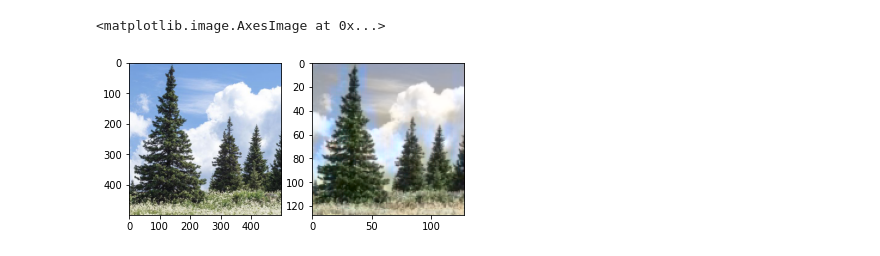
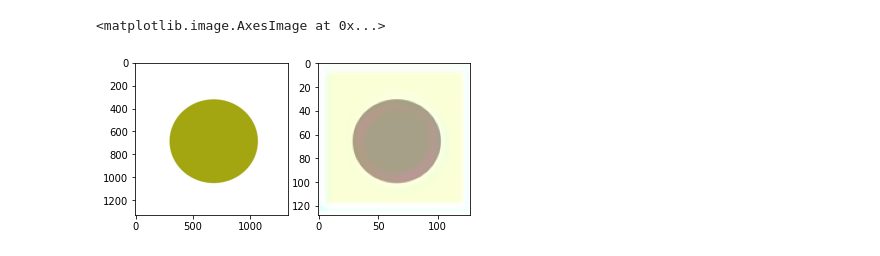
Before and after one commit to flowergum/Colorization, a Jupyter notebook: My_colorization.ipynb, the cells around one changed output. Saved outputs shown, nothing was run; the diff lists cells and outputs as text; code cells hidden in the pictures.

Commit message:
Внутри две сети. Моя и не моя. Обучены на очень маленьком датасете. Есть вывод компонент пространства Lab, сделанный для того, чтобы удостовериться в корректности использования этого пространства

```diff
--- a/My_colorization.ipynb
+++ b/My_colorization.ipynb
@@ -20,21 +34,21 @@ import matplotlib.pyplot as plt
 # %%
 def processed_image(img):
-  image = img.resize( (128, 128), Image.BILINEAR)
-  image = np.array(image, dtype=float)
-  size = image.shape
-  lab = rgb2lab(1.0/255*image)
-  X, Y = lab[:,:,0], lab[:,:,1:]
+  image = img.resize( (128, 128))               # нужный нам размер
+  image = np.array(image, dtype=float)          # в массив
+  size = image.shape                            # размер изображения
+  lab = rgb2lab(1.0/255*image)                  #  в лаб, предварительно переведя в диапазон от 0 до 1
+  X, Y = lab[:,:,0], lab[:,:,1:]                #в Х кладем яркостную компоненту, в Y -- две цветовые
 
-  Y /= 128    # нормируем выходные значение в диапазон от -1 до 1
+  Y /= 128                                      # нормируем выходные значение в диапазон от -1 до 1
   X = X.reshape(1, size[0], size[1], 1)
   Y = Y.reshape(1, size[0], size[1], 2)
   return X, Y, size
 # %%
 def pr_img():
-    x_train = np.zeros((10, 128, 128, 1))
+    x_train = np.zeros((10, 128, 128, 1))       # тут создаем пакеты
     y_train = np.zeros((10, 128, 128, 2))
     for i in range(10):
-        name = 'drive/MyDrive/Colorization/Step_1.Small_dataset/color/' + str(i+1) + '.jpg'
+        name = 'drive/MyDrive/Colorization/Step_2.Flowers/easy_geometry/' + str(i+1) + '.jpg'
         img = Image.open(name)
         x_train[i], y_train[i], size = processed_image(img)
     return x_train, y_train
@@ -47,17 +98,18 @@ print(X.shape, '     ', Y.shape)
 # %%
 x_train, y_train = pr_img()
 # %%
-model = Sequential()
-model.add(InputLayer(input_shape=(None, None, 1)))
-model.add(Conv2D(32, (3, 3), activation='relu', padding='same'))
-model.add(Conv2D(32, (3, 3), activation='relu', padding='same'))
-model.add(MaxPool2D(pool_size=(2, 2)))
-model.add(Conv2D(64, (3, 3), activation='relu', padding='same'))
+model = Sequential()                                                      # Последовательная
+model.add(InputLayer(input_shape=(None, None, 1)))                        # Входной слой, подаем на вход яркостную компоненту
+model.add(Conv2D(64, (3, 3), activation='relu', padding='same'))          # Свертка, 64 фильтра
 model.add(Conv2D(64, (3, 3), activation='relu', padding='same'))
 model.add(MaxPool2D(pool_size=(2, 2)))
 model.add(Conv2D(128, (3, 3), activation='relu', padding='same'))
+model.add(Conv2D(128, (3, 3), activation='relu', padding='same'))
+model.add(MaxPool2D(pool_size=(2, 2)))
+model.add(Conv2D(256, (3, 3), activation='relu', padding='same'))
 model.add(UpSampling2D((2, 2))) #Растягивает картинку
+model.add(Conv2D(128, (3, 3), activation='relu', padding='same'))
+model.add(UpSampling2D((2, 2)))
 model.add(Conv2D(64, (3, 3), activation='relu', padding='same'))
-model.add(UpSampling2D((2, 2)))
 model.add(Conv2D(32, (3, 3), activation='relu', padding='same'))
 model.add(Conv2D(2, (3, 3), activation='tanh', padding='same'))
@@ -64,6 +157,6 @@ model.add(Conv2D(2, (3, 3), activation='tanh', padding='same'))
 # %%
 model.compile(optimizer='adam', loss='mse')
 # %%
-model.fit(x=x_train, y=y_train, batch_size=2, epochs=100)
+model.fit(x=x_train, y=y_train, batch_size=10, epochs=100)
 # %% [output]
 Epoch 1/100
@@ -86,21 +179,21 @@ Epoch 100/100
 <tensorflow.python.keras.callbacks.History at 0x...>
 # %%
-img = Image.open('drive/MyDrive/Colorization/Step_1.Small_dataset/color/8.jpg')
+img = Image.open('drive/MyDrive/Colorization/Step_2.Flowers/easy_geometry/12.jpg')
 X, Y, size = processed_image(img)
 
 output = model.predict(X)
 
 output *= 128
 min_vals, max_vals = -128, 127
 ab = np.clip(output[0], min_vals, max_vals)
 
 cur = np.zeros((size[0], size[1], 3))
 cur[:,:,0] = np.clip(X[0][:,:,0], 0, 100)
 cur[:,:,1:] = ab
 plt.subplot(1, 2, 1)
 plt.imshow(img)
 plt.subplot(1, 2, 2)
 plt.imshow(lab2rgb(cur))
 # %% [output]
 <matplotlib.image.AxesImage at 0x...>
-[figure, old version]
+[figure, new version]
```
Also changed, not shown: parts of 6 cells of this notebook.
